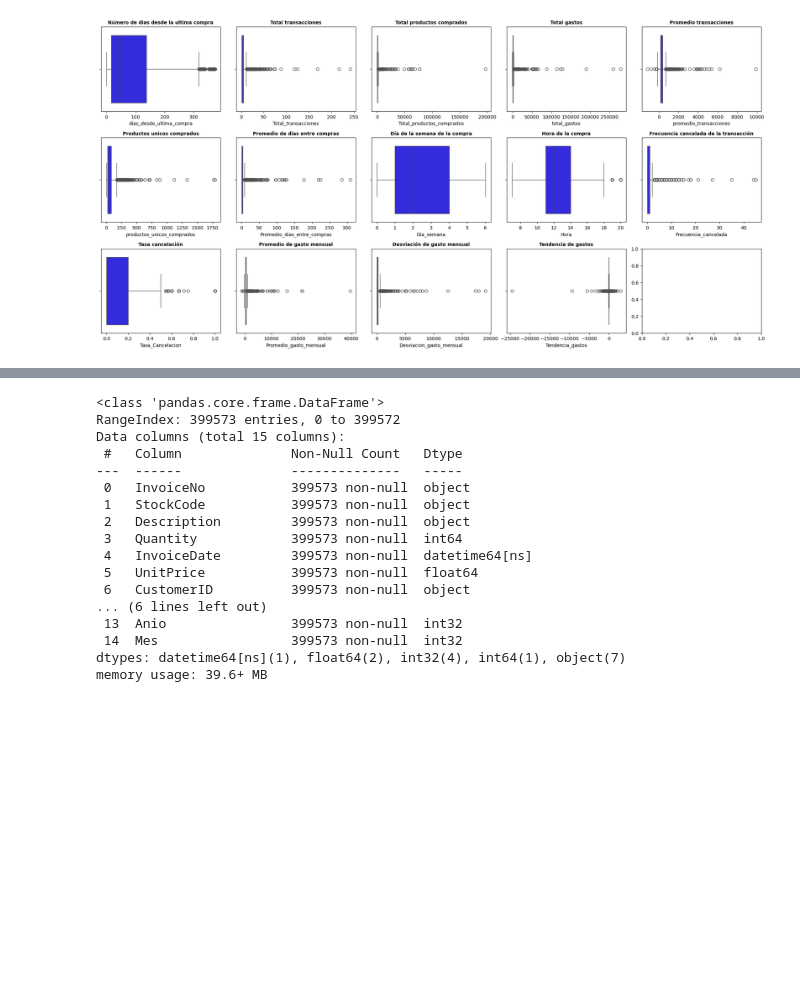
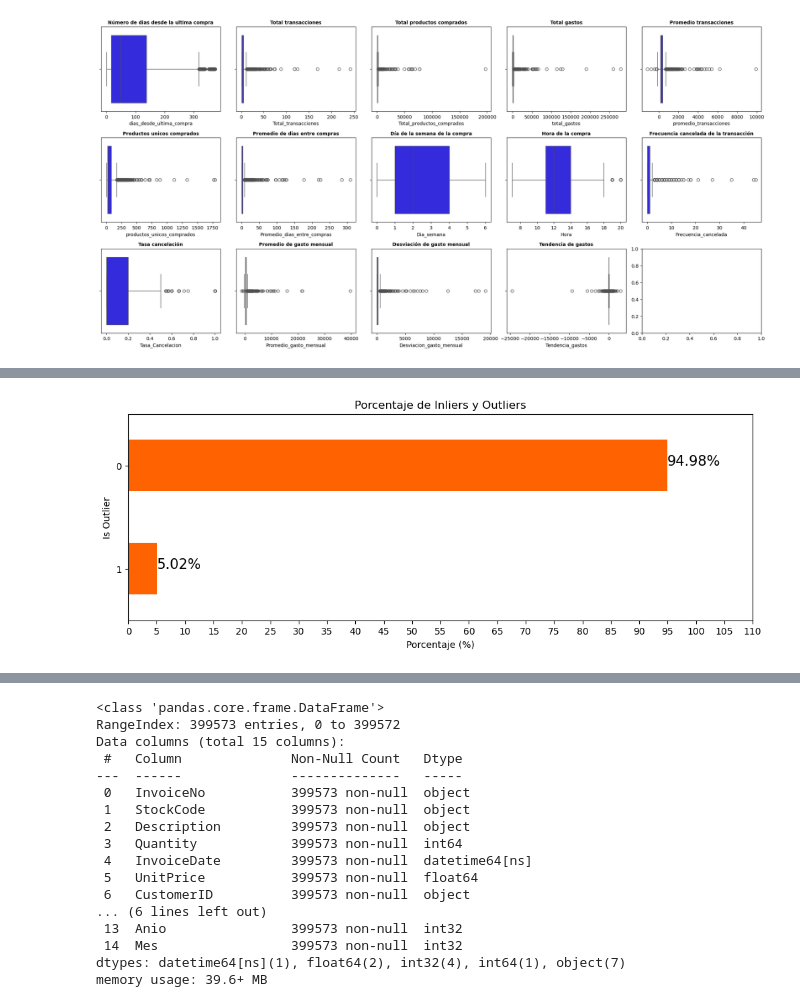
Before and after one commit to llanosrenzo/MachineLearning, a Jupyter notebook: E_CommerceData.ipynb, the cells around one changed output, grey strips where cells are left out. Cells and saved outputs as stored; diff of their text form; code cells hidden in the pictures; blank space fills up the shorter version.

```diff
--- a/E_CommerceData.ipynb
+++ b/E_CommerceData.ipynb
@@ -1516,0 +1616,23 @@ plt.show()
+# %%
+# Calcular el porcentaje de valores internos y atípicos
+# ==================================================================================
+porcentaje_outlier= cliente_data['Is_outlier'].value_counts(normalize=True) * 100
+
+# Trazar el porcentaje de valores internos y atípicos
+# ==================================================================================
+plt.figure(figsize=(12, 4))
+porcentaje_outlier.plot(kind='barh', color='#ff6200')
+
+# Agregar las etiquetas de porcentaje en las barras
+# ==================================================================================
+for index, value in enumerate(porcentaje_outlier):
+    plt.text(value, index, f'{value:.2f}%', fontsize=15)
+
+plt.title('Porcentaje de Inliers y Outliers')
+plt.xticks(ticks=np.arange(0, 115, 5))
+plt.xlabel('Porcentaje (%)')
+plt.ylabel('Is Outlier')
+plt.gca().invert_yaxis()
+plt.show()
+# %% [output]
+[figure, added]
```
Also changed, not shown: parts of 16 cells of this notebook.
